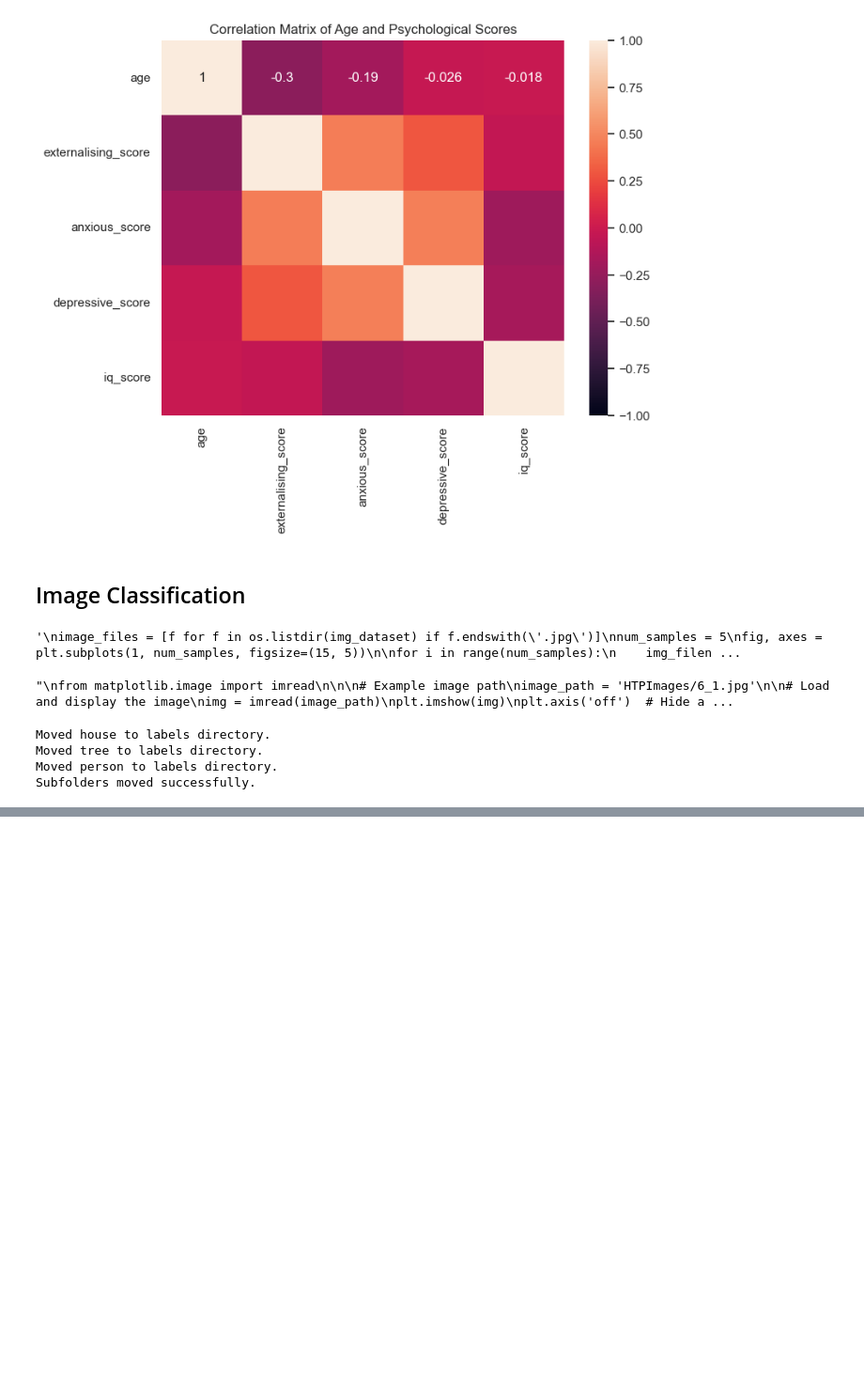
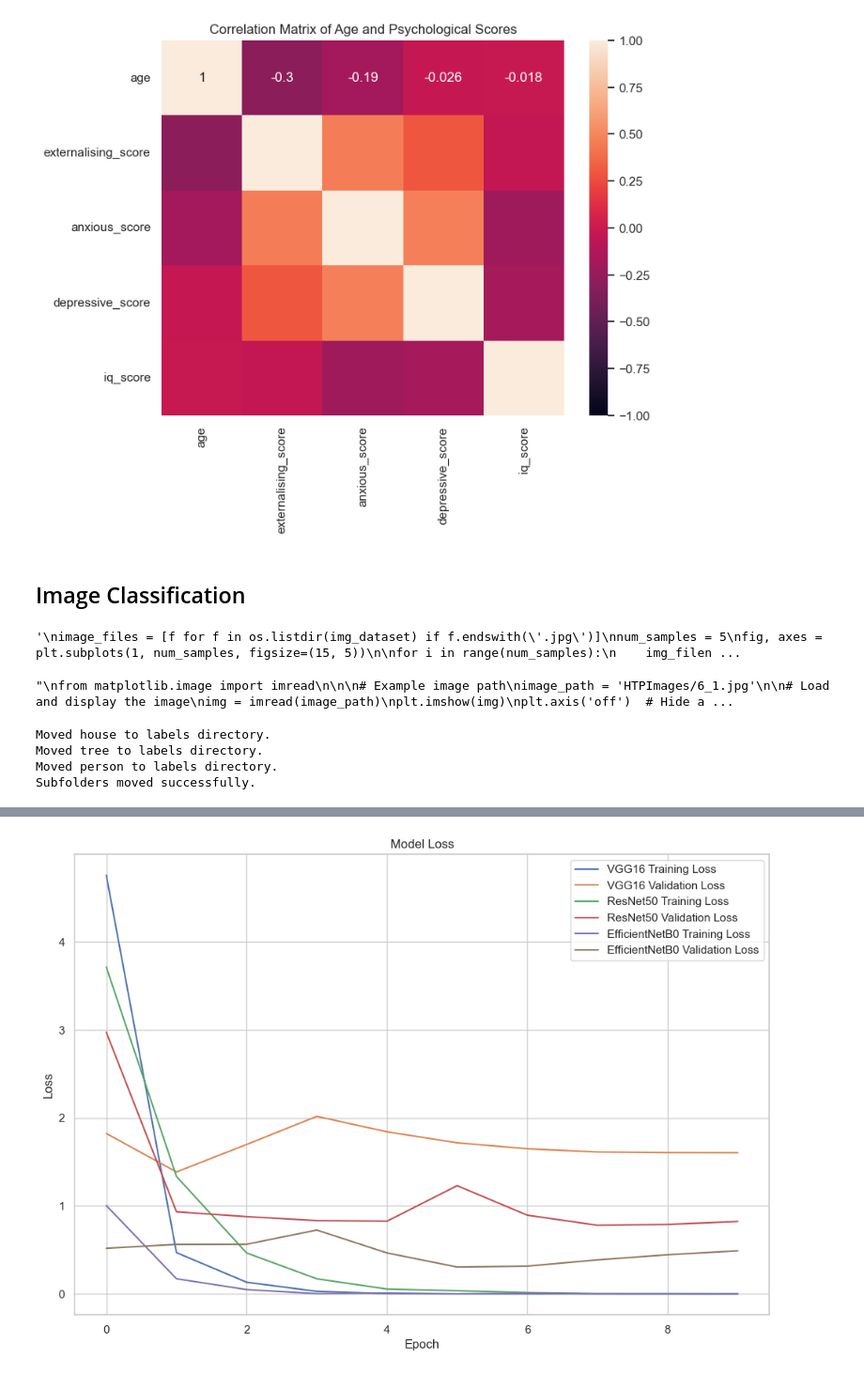
Before and after one commit to iremhttp/HTP-Project, a Jupyter notebook: main.ipynb, the cells around one changed output, grey strips where cells are left out. Shown at 94% size. Saved outputs shown, nothing was run; the diff lists cells and outputs as text; code cells hidden in the pictures; blank space fills up the shorter version.

```diff
--- a/main.ipynb
+++ b/main.ipynb
@@ -771,0 +763,4 @@ Moved 46_1.jpg to house folder.
+# %%
+plot_training_history(training_histories, metric='loss')
+# %% [output]
+[figure, added]
```
Also changed, not shown: parts of 21 cells of this notebook.
